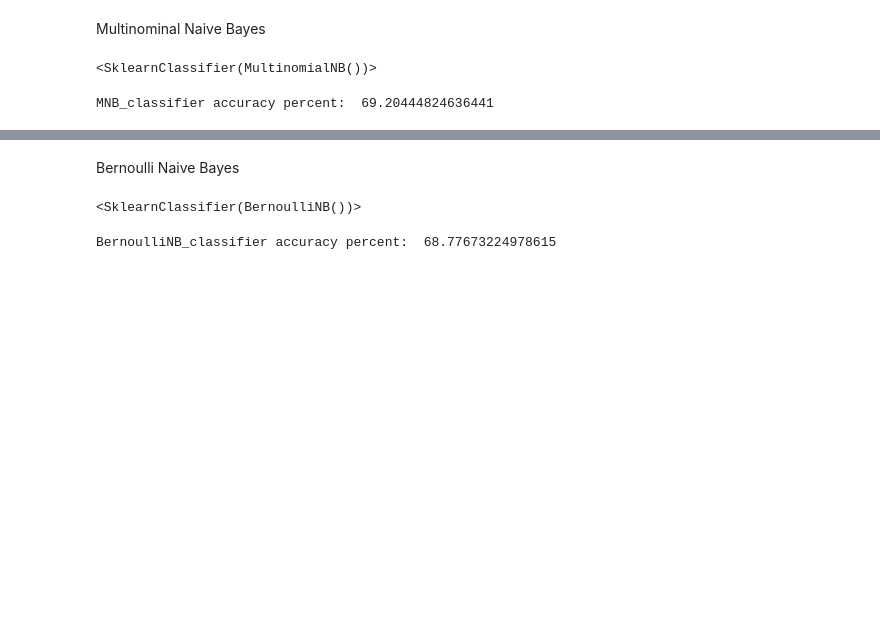
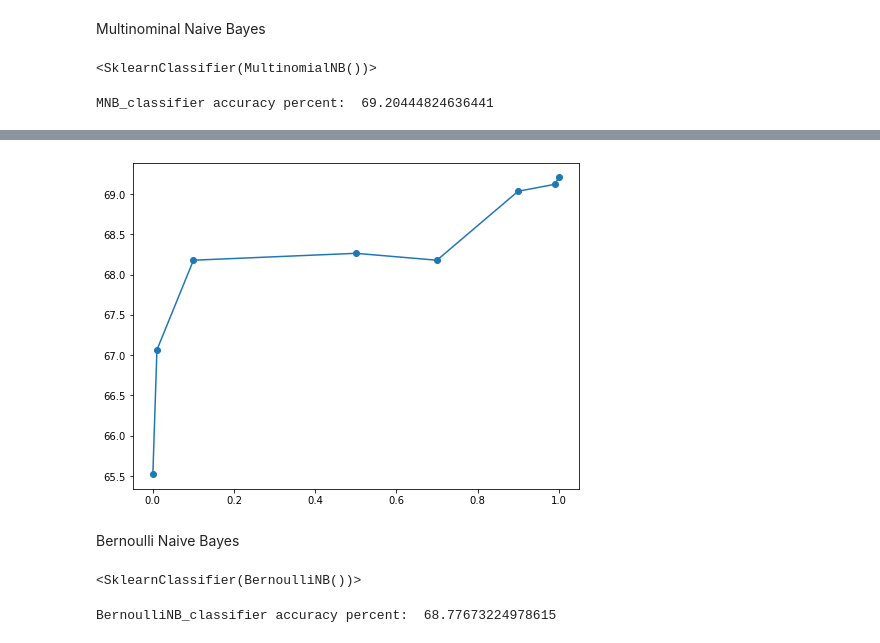
Before and after one commit to VarunK1505/Cryptocurrency-Prediction-With-Sentiment-Analysis, a Jupyter notebook: notebooks/Sentiment Analysis.ipynb, the cells around one changed output, grey strips where cells are left out. Drawn from its saved outputs; the diff is of its cells as text; code cells hidden in the pictures; blank space fills up the shorter version.

```diff
--- a/notebooks/Sentiment Analysis.ipynb
+++ b/notebooks/Sentiment Analysis.ipynb
@@ -189,0 +192,6 @@ MNB_classifier accuracy percent:  69.20444824636441
+# %%
+accuracy_precentage = []
+for a in [0, 0.01, 0.1, 0.5, 0.7, 0.9, 0.99, 1]:
+    MNB_classifier = SklearnClassifier(MultinomialNB(alpha=a))
+    MNB_classifier.train(training_set)
+    accuracy_precentage.append(nltk.classify.accuracy(MNB_classifier, testing_set)*100)
@@ -190 +209,7 @@ MNB_classifier accuracy percent:  69.20444824636441
+# %%
+plt.figure(figsize=(8, 6))
+plt.plot([0, 0.01, 0.1, 0.5, 0.7, 0.9, 0.99, 1], accuracy_precentage, marker='o')
+plt.show()
+# %% [output]
+[figure, added]
 # %%
```
Also changed, not shown: parts of 16 cells of this notebook, 9 other files.
